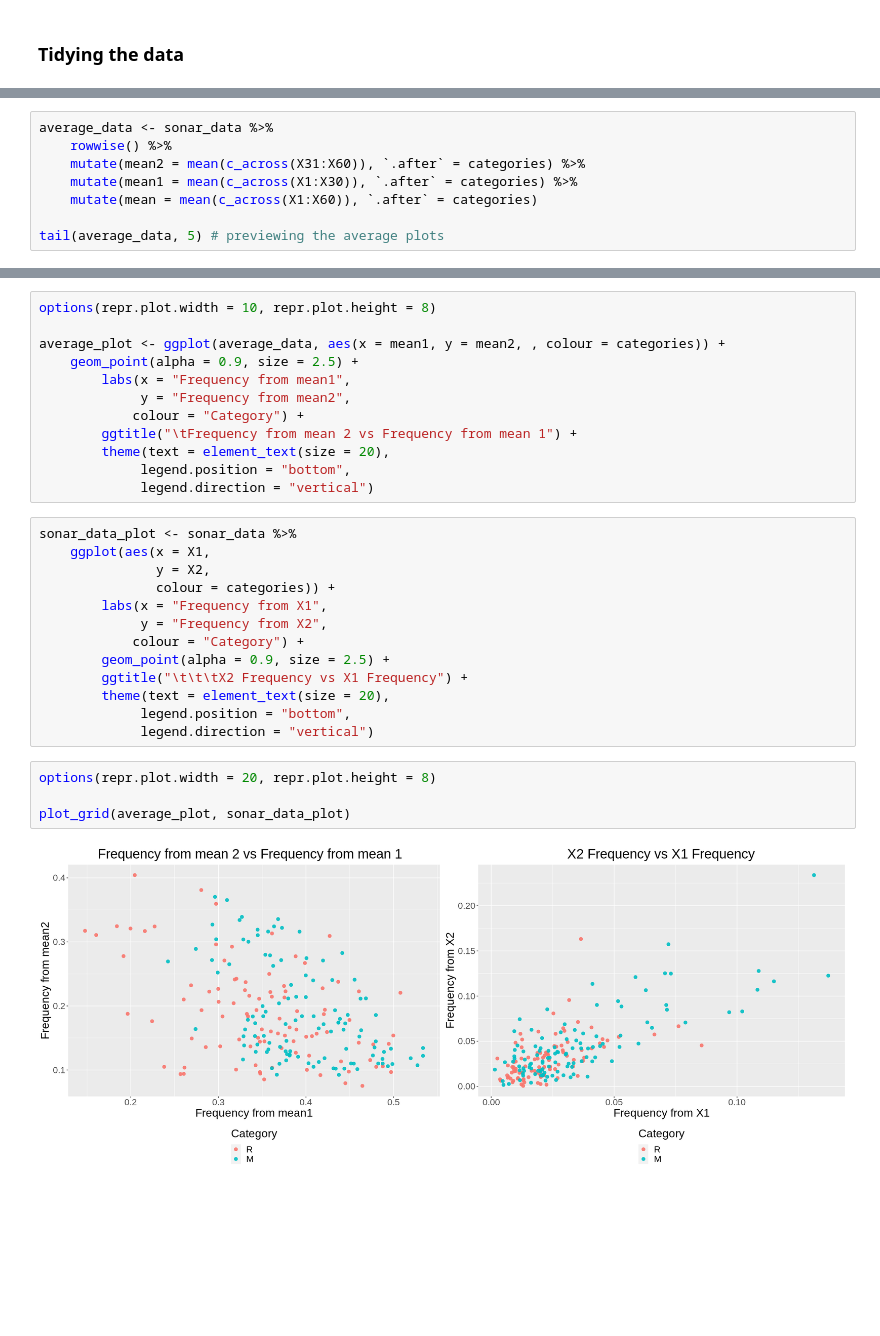
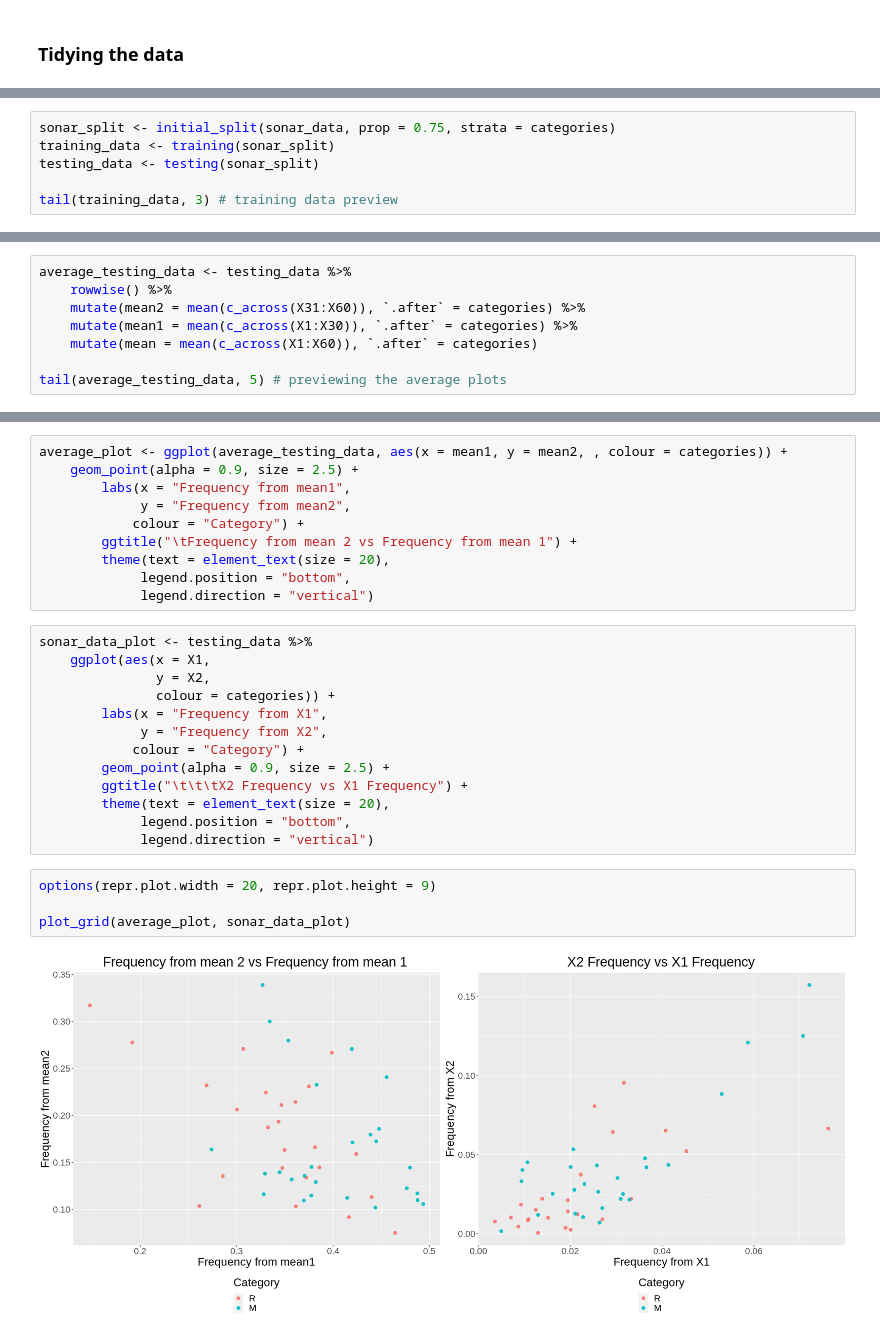
Before and after one commit to ryanarnouk/dsci-100-project, a Jupyter notebook: proposal.ipynb, the cells around one changed output, grey strips where cells are left out. Saved outputs shown, nothing was run; the diff lists cells and outputs as text; blank space fills up the shorter version.

Commit message:
Fixed issues with the project missing the split for training and testing and the summary table

```diff
--- a/proposal.ipynb
+++ b/proposal.ipynb
@@ -113,0 +132,6 @@ We plan to find the mean of each energy frequency as an indicator to classify by
+# %%
+sonar_split <- initial_split(sonar_data, prop = 0.75, strata = categories)
+training_data <- training(sonar_split)
+testing_data <- testing(sonar_split)
+
+tail(training_data, 3) # training data preview
@@ -114,11 +150,11 @@ We plan to find the mean of each energy frequency as an indicator to classify by
 # %%
-average_data <- sonar_data %>%
+average_testing_data <- testing_data %>%
     rowwise() %>%
     mutate(mean2 = mean(c_across(X31:X60)), `.after` = categories) %>%
     mutate(mean1 = mean(c_across(X1:X30)), `.after` = categories) %>%
     mutate(mean = mean(c_across(X1:X60)), `.after` = categories)
 
-tail(average_data, 5) # previewing the average plots
+tail(average_testing_data, 5) # previewing the average plots
 # %% [output]
 A rowwise_df: 5 × 64
 | categories | mean | mean1 | mean2 | X1 | X2 | X3 | X4 | X5 | X6 | ⋯ | X51 | ... |
@@ -135,7 +192,5 @@ We will compare and classify based on two plots, one plot being X1 and X2 and an
 # %%
-options(repr.plot.width = 10, repr.plot.height = 8)
-
-average_plot <- ggplot(average_data, aes(x = mean1, y = mean2, , colour = categories)) +
+average_plot <- ggplot(average_testing_data, aes(x = mean1, y = mean2, , colour = categories)) +
     geom_point(alpha = 0.9, size = 2.5) +
         labs(x = "Frequency from mean1",
              y = "Frequency from mean2",
@@ -145,7 +200,7 @@ average_plot <- ggplot(average_data, aes(x = mean1, y = mean2, , colour = catego
              legend.position = "bottom",
              legend.direction = "vertical")
 # %%
-sonar_data_plot <- sonar_data %>%
+sonar_data_plot <- testing_data %>%
     ggplot(aes(x = X1,
                y = X2,
                colour = categories)) +
@@ -158,8 +213,8 @@ sonar_data_plot <- sonar_data %>%
              legend.position = "bottom",
              legend.direction = "vertical")
 # %%
-options(repr.plot.width = 20, repr.plot.height = 8)
+options(repr.plot.width = 20, repr.plot.height = 9)
 
 plot_grid(average_plot, sonar_data_plot)
 # %% [output]
-[figure, old version]
+[figure, new version]
```
Also changed, not shown: parts of 22 cells of this notebook.
